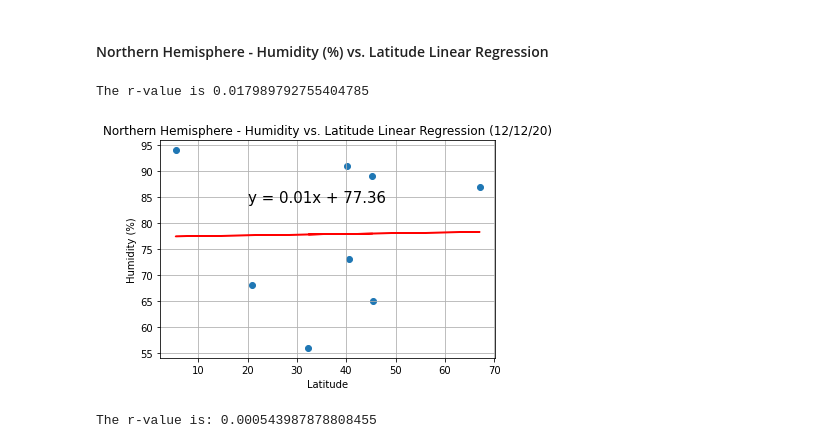
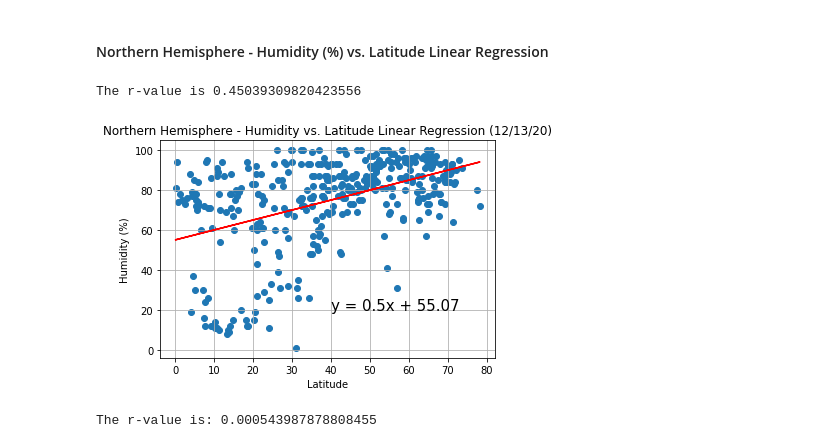
Before and after one commit to thallegacy/python-api-challenge, a Jupyter notebook: WeatherVacationPy/WeatherPy.ipynb, the cells around one changed output. Cells and saved outputs as stored; diff of their text form; code cells hidden in the pictures.

```diff
--- a/WeatherVacationPy/WeatherPy.ipynb
+++ b/WeatherVacationPy/WeatherPy.ipynb
@@ -77,7 +77,7 @@ set_count = 1
 print("Beginning Data Retrieval")
 print("-----------------------------")
 #Create a for loop that will allow you to go through each or the randomly generated cities
-for city in cities[:25]:
+for city in cities:
 
     # Exception handling to check if the city is not found by the API call
     try:
@@ -488,36 +485,36 @@ The r-value is: 0.6082708688906918
 # Set plot variables x and y
 north_x = north_hem_data["Lat"]
 north_y = north_hem_data["Humidity"]
 
 
 # linear regression model
 (slope, intercept, rvalue, pvalue, stderr) = linregress(north_x, north_y)
 regress_values = north_x * slope + intercept
 
 # Plot the graph with slope intercept
 line_eq = f'y = {str(round(slope,2))}x + {str(round(intercept,2))}'
 plt.scatter(north_x,north_y)
 plt.plot(north_x,regress_values,"r-")
 
 # Set the formatting of the graph
-plt.annotate(line_eq,(20,84),fontsize=15,color="black")
+plt.annotate(line_eq,(40,20),fontsize=15,color="black")
 plt.title(f'Northern Hemisphere - Humidity vs. Latitude Linear Regression ({time.strftime("%D")})')
 plt.xlabel("Latitude")
 plt.ylabel("Humidity (%)")
 plt.grid(True)
 
 # The r-value
 print(f"The r-value is {rvalue}")
 
 # Save the graph
 plt.savefig("output_data/NH_Lat_vs_Humidity.png")
 
 
 # Display the information
 plt.show()
 # %% [output]
-The r-value is 0.017989792755404785
+The r-value is 0.45039309820423556
-[figure, old version]
+[figure, new version]
 # %%
 # %% [output]
 The r-value is: 0.000543987878808455
```
Also changed, not shown: parts of 19 cells of this notebook, 13 other files.
